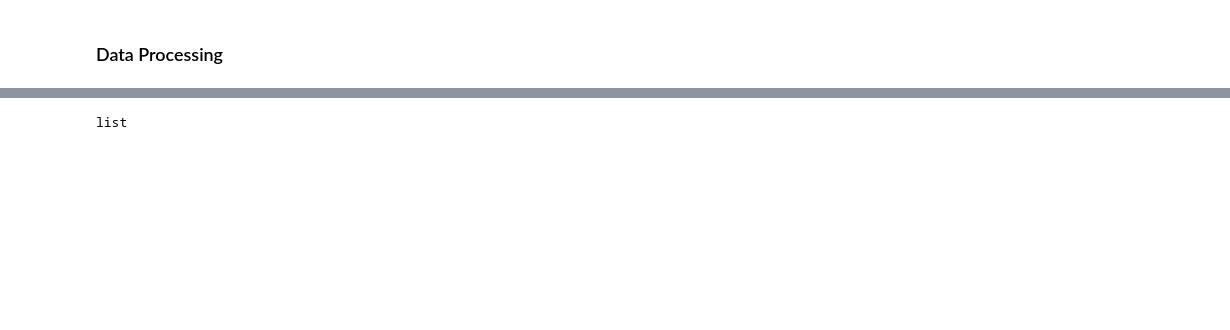
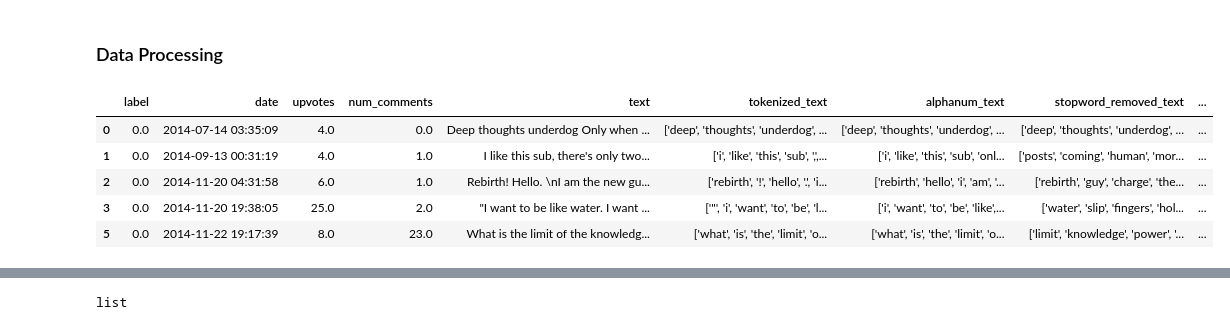
Before and after one commit to fishbrightwise/IS424-G2T4, a Jupyter notebook: notebooks/5.1) Combining all Labeled Datasets.ipynb, the cells around one changed output, grey strips where cells are left out. Cells and saved outputs as stored; diff of their text form; code cells hidden in the pictures; blank space fills up the shorter version.

```diff
--- a/notebooks/5.1) Combining all Labeled Datasets.ipynb
+++ b/notebooks/5.1) Combining all Labeled Datasets.ipynb
@@ -54,5 +55,15 @@ mhd_df.head()
 # %% [markdown]
 ### Data Processing
+# %%
+rdd_df.rename(columns={'combined_text': 'text'}, inplace=True)
+rdd_df.head()
+# %% [output]
+|  | label | date | upvotes | num_comments | text | tokenized_text | alphanum_text | stopword_removed_text | ... |
+| 0 | 0.0 | 2014-07-14 03:35:09 | 4.0 | 0.0 | Deep thoughts underdog Only when ... | ['deep', 'thoughts', 'underdog', ... | ['deep', 'thoughts', 'underdog', ... | ['deep', 'thoughts', 'underdog', ... | ... |
+| 1 | 0.0 | 2014-09-13 00:31:19 | 4.0 | 1.0 | I like this sub, there's only two... | ['i', 'like', 'this', 'sub', ',',... | ['i', 'like', 'this', 'sub', 'onl... | ['posts', 'coming', 'human', 'mor... | ... |
+| 2 | 0.0 | 2014-11-20 04:31:58 | 6.0 | 1.0 | Rebirth! Hello. \nI am the new gu... | ['rebirth', '!', 'hello', '.', 'i... | ['rebirth', 'hello', 'i', 'am', '... | ['rebirth', 'guy', 'charge', 'the... | ... |
+| 3 | 0.0 | 2014-11-20 19:38:05 | 25.0 | 2.0 | "I want to be like water. I want ... | ['"', 'i', 'want', 'to', 'be', 'l... | ['i', 'want', 'to', 'be', 'like',... | ['water', 'slip', 'fingers', 'hol... | ... |
+| 5 | 0.0 | 2014-11-22 19:17:39 | 8.0 | 23.0 | What is the limit of the knowledg... | ['what', 'is', 'the', 'limit', 'o... | ['what', 'is', 'the', 'limit', 'o... | ['limit', 'knowledge', 'power', '... | ... |
 # %%
 osm_df.rename(columns={'predicted_label': 'label'}, inplace=True)
 osm_df.head()
```
Also changed, not shown: parts of 11 cells of this notebook.
